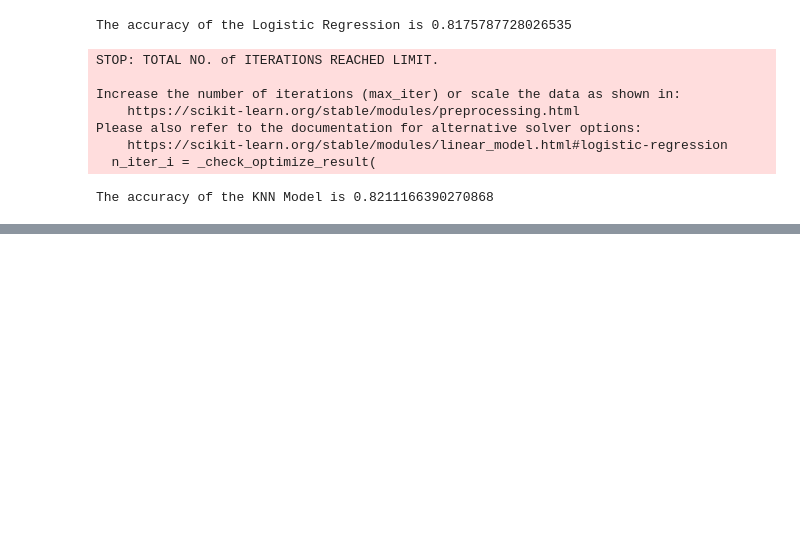
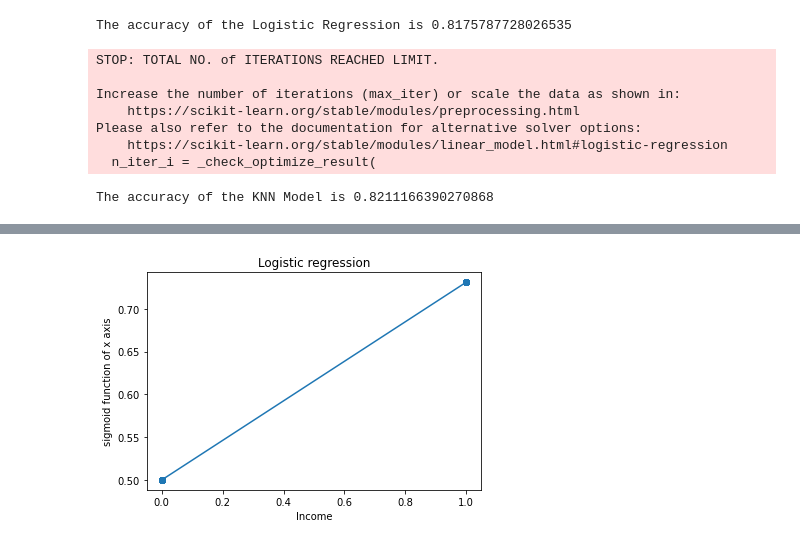
Before and after one commit to luctivud/Data-Analysis-and-Machine-Learning, a Jupyter notebook: Practice/ML Prc - i.ipynb, the cells around one changed output, grey strips where cells are left out. Drawn from its saved outputs; the diff is of its cells as text; code cells hidden in the pictures; blank space fills up the shorter version.

```diff
--- a/Practice/ML Prc - i.ipynb
+++ b/Practice/ML Prc - i.ipynb
@@ -180,3 +182,16 @@ score_knn = knn.score(X_test,y_test)
 print('The accuracy of the KNN Model is',score_knn)
 # %% [output]
 The accuracy of the KNN Model is 0.8211166390270868
+# %%
+drop_elements = ['education-num', 'native-country']
+y = my_df['income']
+X = my_df.drop(drop_elements, axis=1)
+y=X['income']
+z = 1/(1 + np.exp(-y))
+plt.scatter(y,z)
+plt.xlabel("Income")
+plt.ylabel("sigmoid function of x axis")
+plt.title("Logistic regression")
+plt.plot(y,z)
+plt.show()
+# %% [output]
@@ -182,0 +204 @@ The accuracy of the KNN Model is 0.8211166390270868
+[figure, added]
```
Also changed, not shown: parts of 9 cells of this notebook.
